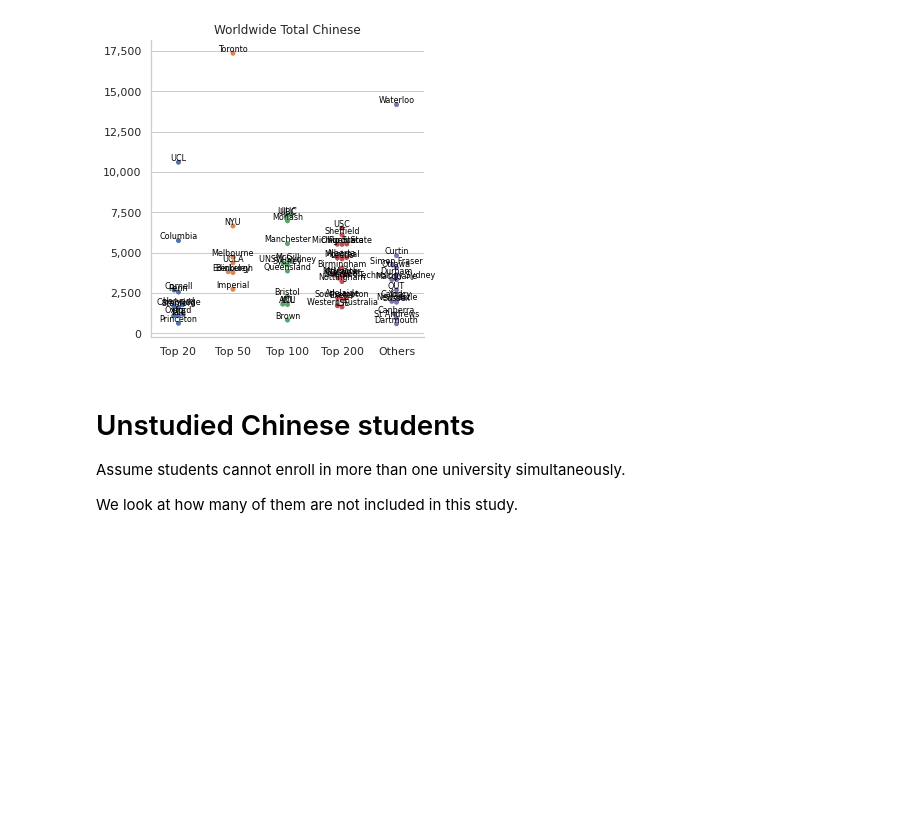
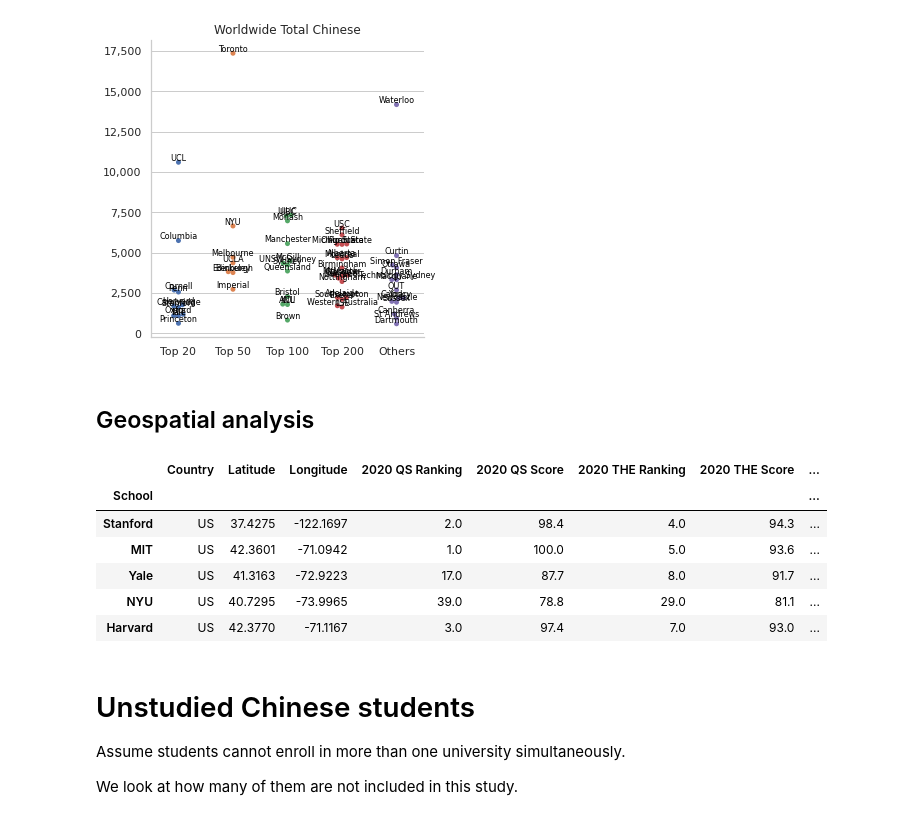
Before and after one commit to AndyYFTao/EA-CLTP-DataAnalysis, a Jupyter notebook: CLTP Guidance Program Data Analysis.ipynb, the cells around one changed output. Drawn from its saved outputs; the diff is of its cells as text; code cells hidden in the pictures; blank space fills up the shorter version.

```diff
--- a/CLTP Guidance Program Data Analysis.ipynb
+++ b/CLTP Guidance Program Data Analysis.ipynb
@@ -555,3 +555,5 @@ for i in range(len(temp_data.index)):
           str(temp_data.index[i]), color='black', ha='center', fontsize=8)
 # %% [output]
 [figure]
+# %% [markdown]
+## Geospatial analysis
@@ -558,3 +565,21 @@ for i in range(len(temp_data.index)):
+# %%
+import geopandas as gpd
+
+# Convert the DataFrame to a GeoDataFrame
+geo_ranking = gpd.GeoDataFrame(ranking, geometry=gpd.points_from_xy(ranking.Longitude, ranking.Latitude))
+
+# Set the coordinate reference system (CRS) to EPSG 4326
+geo_ranking.crs = {'init': 'epsg:4326'}
+
+geo_ranking.head()
+# %% [output]
+|  | Country | Latitude | Longitude | 2020 QS Ranking | 2020 QS Score | 2020 THE Ranking | 2020 THE Score | ... |
+| School |  |  |  |  |  |  |  | ... |
+| Stanford | US | 37.4275 | -122.1697 | 2.0 | 98.4 | 4.0 | 94.3 | ... |
+| MIT | US | 42.3601 | -71.0942 | 1.0 | 100.0 | 5.0 | 93.6 | ... |
+| Yale | US | 41.3163 | -72.9223 | 17.0 | 87.7 | 8.0 | 91.7 | ... |
+| NYU | US | 40.7295 | -73.9965 | 39.0 | 78.8 | 29.0 | 81.1 | ... |
+| Harvard | US | 42.3770 | -71.1167 | 3.0 | 97.4 | 7.0 | 93.0 | ... |
 # %% [markdown]
 # Unstudied Chinese students
 
```
Also changed, not shown: parts of 2 cells of this notebook.
